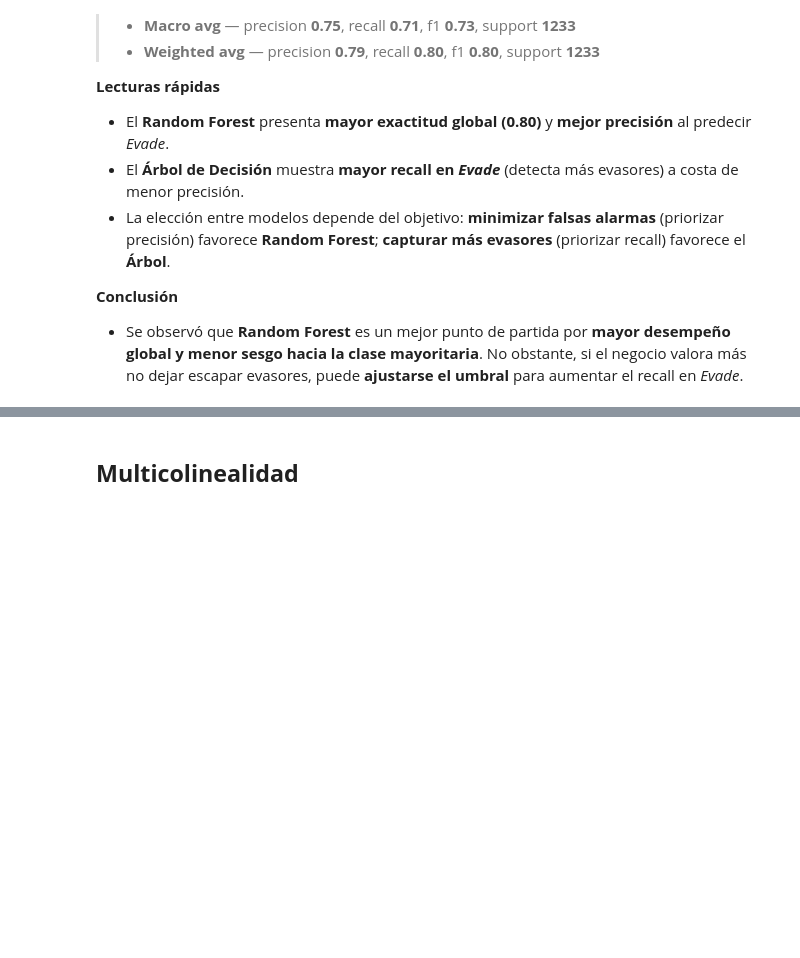
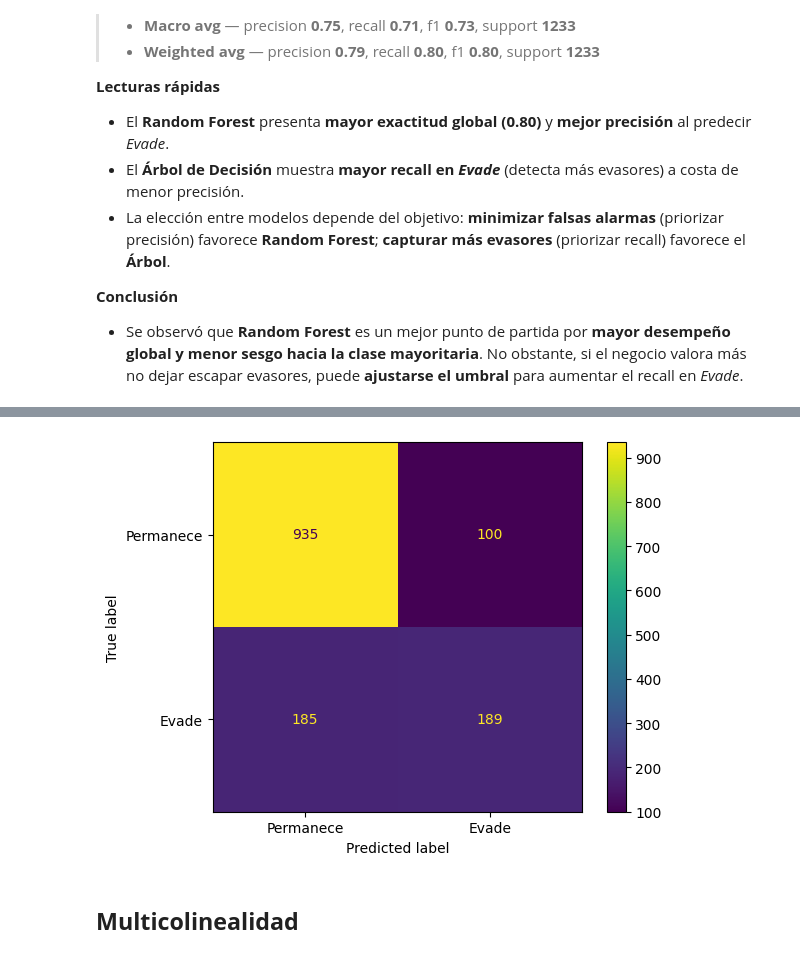
Before and after one commit to DanielRaiicHu/telecom_x_2, a Jupyter notebook: telecom_x_2.ipynb, the cells around one changed output, grey strips where cells are left out. Saved outputs shown, nothing was run; the diff lists cells and outputs as text; code cells hidden in the pictures; blank space fills up the shorter version.

```diff
--- a/telecom_x_2.ipynb
+++ b/telecom_x_2.ipynb
@@ -780,3 +870,13 @@ weighted avg       0.79      0.80      0.80      1233
+# %%
+# Matriz de Confusión - Modelo Regresión Logística
+visualizacion_logistica = ConfusionMatrixDisplay(
+    confusion_matrix=matriz_confusion_logistica,
+    display_labels=['Permanece', 'Evade']  # Etiquetas para las clases 0 y 1
+)
+
+visualizacion_logistica.plot();
+# %% [output]
+[figure, added]
 # %% [markdown]
 ## **Multicolinealidad**
 # %%
```
Also changed, not shown: parts of 21 cells of this notebook.
